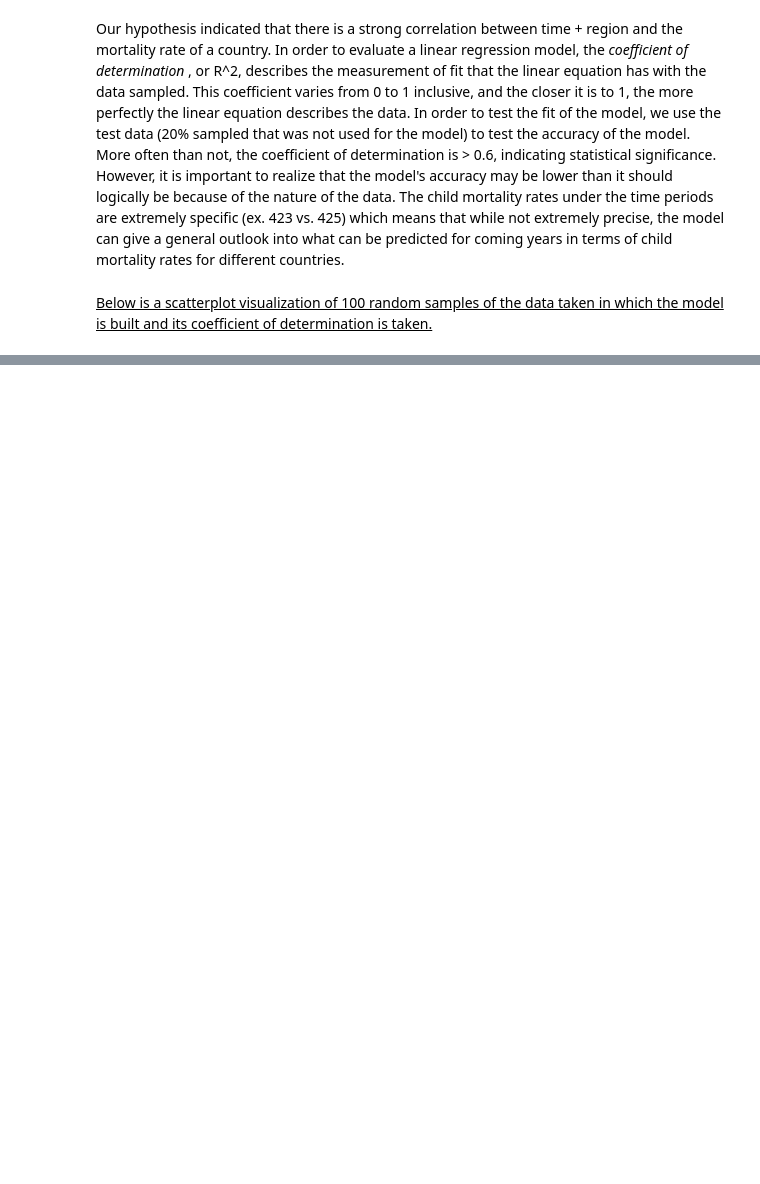
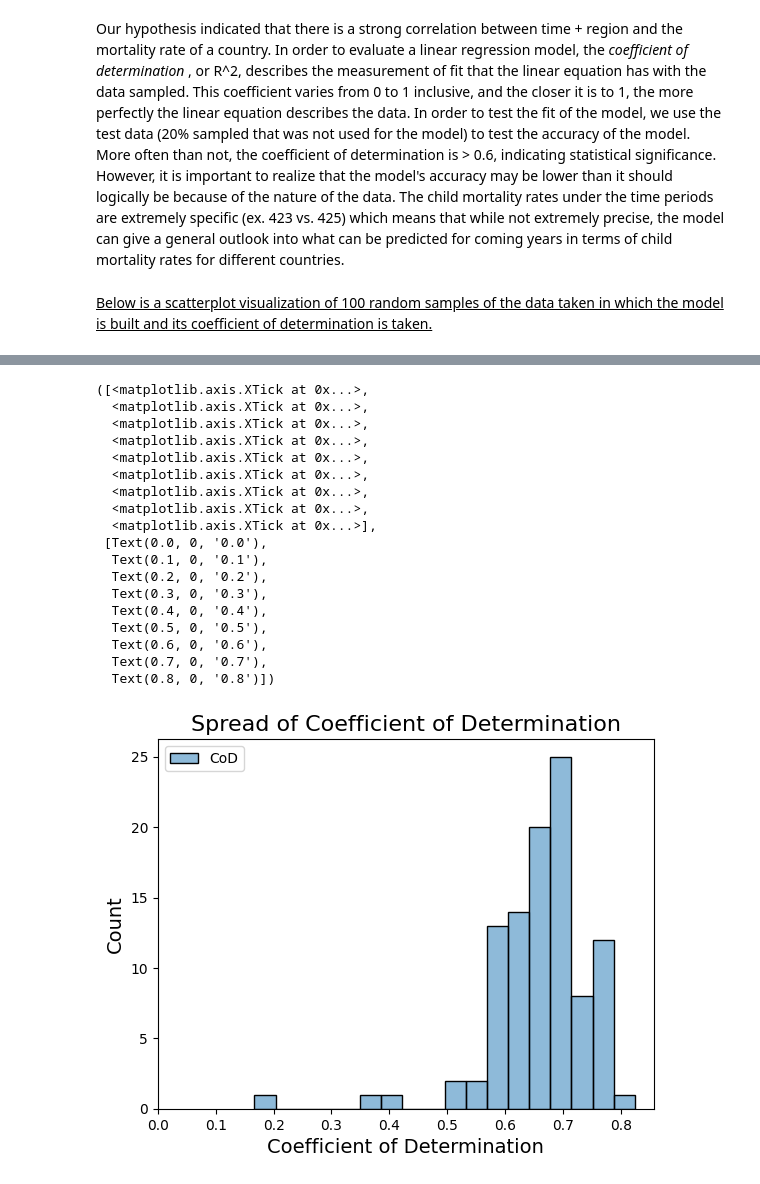
Before and after one commit to dshallal/data110final, a Jupyter notebook: WriteUp.ipynb, the cells around one changed output, grey strips where cells are left out. Saved outputs shown, nothing was run; the diff lists cells and outputs as text; code cells hidden in the pictures; blank space fills up the shorter version.

```diff
--- a/WriteUp.ipynb
+++ b/WriteUp.ipynb
@@ -258,0 +269,26 @@ The model's coefficient of determination created using the predictor variables m
+# %%
+sns.histplot(data=coef_df)
+plt.title("Spread of Coefficient of Determination", fontsize=16)
+plt.ylabel("Count", fontsize=14)
+plt.xlabel("Coefficient of Determination", fontsize=14)
+plt.xticks(ticks=[0, 0.1, 0.2, 0.3, 0.4, 0.5, 0.6, 0.7, 0.8])
+# %% [output]
+([<matplotlib.axis.XTick at 0x...>,
+  <matplotlib.axis.XTick at 0x...>,
+  <matplotlib.axis.XTick at 0x...>,
+  <matplotlib.axis.XTick at 0x...>,
+  <matplotlib.axis.XTick at 0x...>,
+  <matplotlib.axis.XTick at 0x...>,
+  <matplotlib.axis.XTick at 0x...>,
+  <matplotlib.axis.XTick at 0x...>,
+  <matplotlib.axis.XTick at 0x...>],
+ [Text(0.0, 0, '0.0'),
+  Text(0.1, 0, '0.1'),
+  Text(0.2, 0, '0.2'),
+  Text(0.3, 0, '0.3'),
+  Text(0.4, 0, '0.4'),
+  Text(0.5, 0, '0.5'),
+  Text(0.6, 0, '0.6'),
+  Text(0.7, 0, '0.7'),
+  Text(0.8, 0, '0.8')])
+[figure, added]
```
Also changed, not shown: parts of 15 cells of this notebook.
